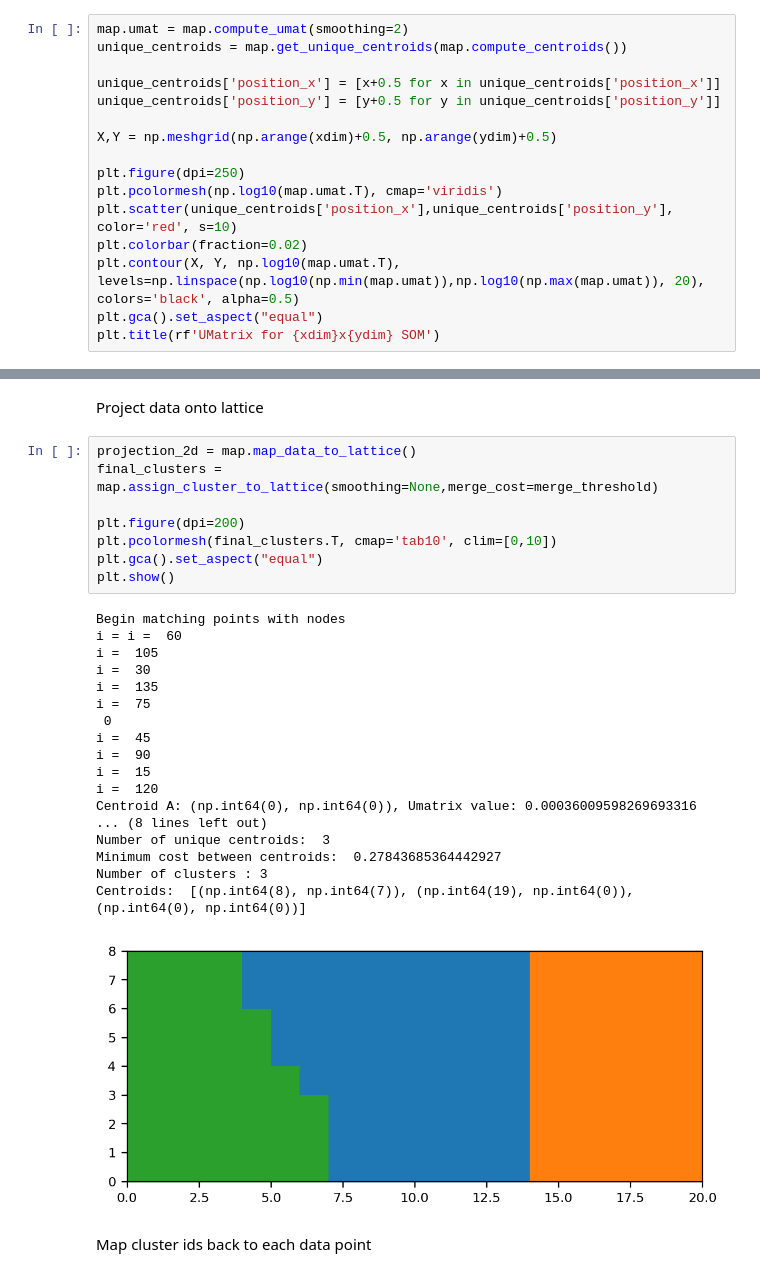
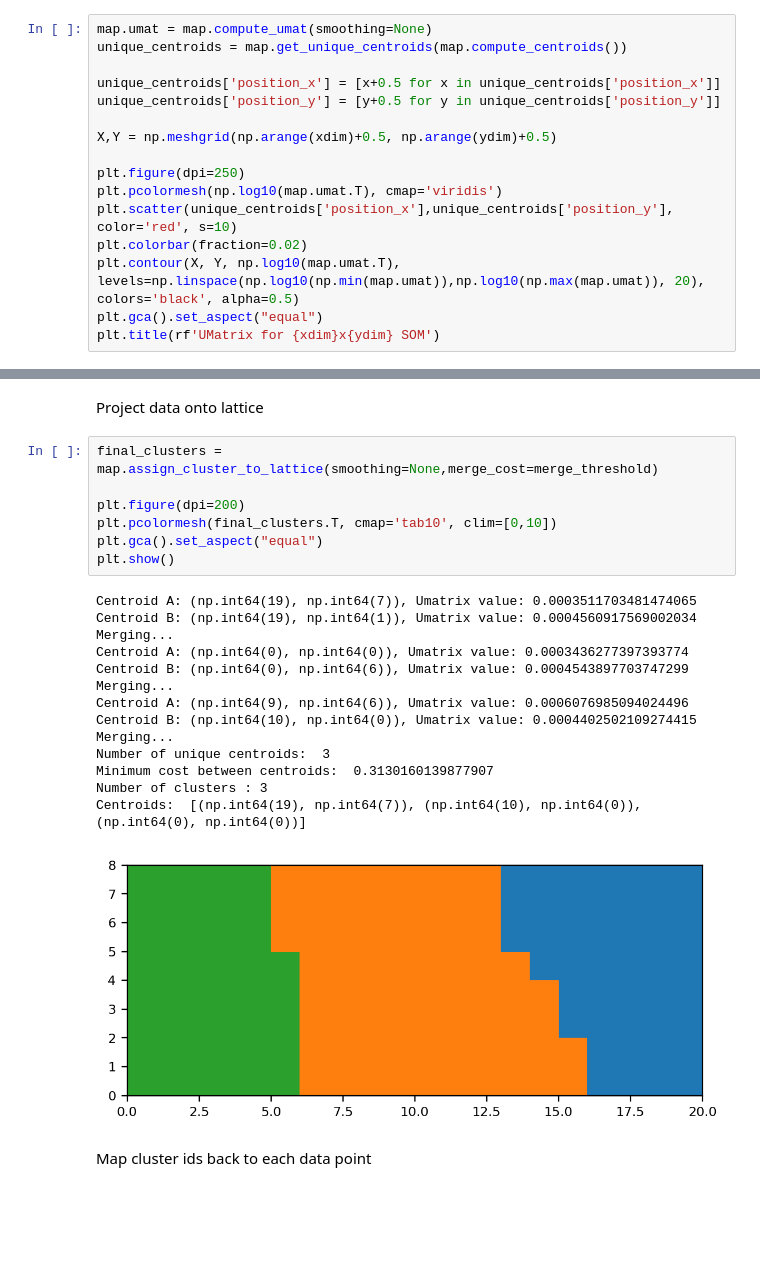
Before and after one commit to tvh0021/aweSOM, a Jupyter notebook: examples/iris/iris.ipynb, the cells around one changed output, grey strips where cells are left out. Cells and saved outputs as stored; diff of their text form; blank space fills up the shorter version.

```diff
--- a/examples/iris/iris.ipynb
+++ b/examples/iris/iris.ipynb
@@ -114,7 +117,7 @@ Training complete
 # %% [markdown]
 Visualize result with Umatrix
 # %%
-map.umat = map.compute_umat(smoothing=2)
+map.umat = map.compute_umat(smoothing=None)
 unique_centroids = map.get_unique_centroids(map.compute_centroids())
 
 unique_centroids['position_x'] = [x+0.5 for x in unique_centroids['position_x']]
@@ -207,32 +210,27 @@ i =  15
 # %% [markdown]
 Project data onto lattice
 # %%
-projection_2d = map.map_data_to_lattice()
 final_clusters = map.assign_cluster_to_lattice(smoothing=None,merge_cost=merge_threshold)
 
 plt.figure(dpi=200)
 plt.pcolormesh(final_clusters.T, cmap='tab10', clim=[0,10])
 plt.gca().set_aspect("equal")
 plt.show()
 # %% [output]
-Begin matching points with nodes
-i = i =  60
-i =  105
-i =  30
-i =  135
-i =  75
- 0
-i =  45
-i =  90
-i =  15
-i =  120
-Centroid A: (np.int64(0), np.int64(0)), Umatrix value: 0.00036009598269693316
-... (8 lines left out)
+Centroid A: (np.int64(19), np.int64(7)), Umatrix value: 0.0003511703481474065
+Centroid B: (np.int64(19), np.int64(1)), Umatrix value: 0.0004560917569002034
+Merging...
+Centroid A: (np.int64(0), np.int64(0)), Umatrix value: 0.0003436277397393774
+Centroid B: (np.int64(0), np.int64(6)), Umatrix value: 0.0004543897703747299
+Merging...
+Centroid A: (np.int64(9), np.int64(6)), Umatrix value: 0.0006076985094024496
+Centroid B: (np.int64(10), np.int64(0)), Umatrix value: 0.0004402502109274415
+Merging...
 Number of unique centroids:  3
-Minimum cost between centroids:  0.27843685364442927
+Minimum cost between centroids:  0.3130160139877907
 Number of clusters : 3
-Centroids:  [(np.int64(8), np.int64(7)), (np.int64(19), np.int64(0)), (np.int64(0), np.int64(0))]
+Centroids:  [(np.int64(19), np.int64(7)), (np.int64(10), np.int64(0)), (np.int64(0), np.int64(0))]
-[figure, old version]
+[figure, new version]
 # %% [markdown]
 Map cluster ids back to each data point
 # %%
```
Also changed, not shown: parts of 11 cells of this notebook, 8 other files.
